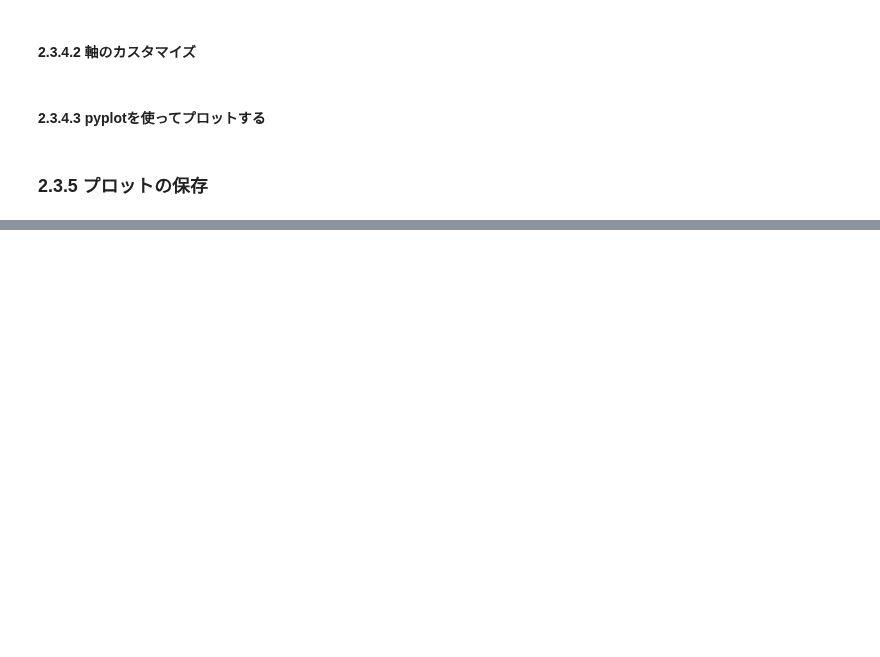
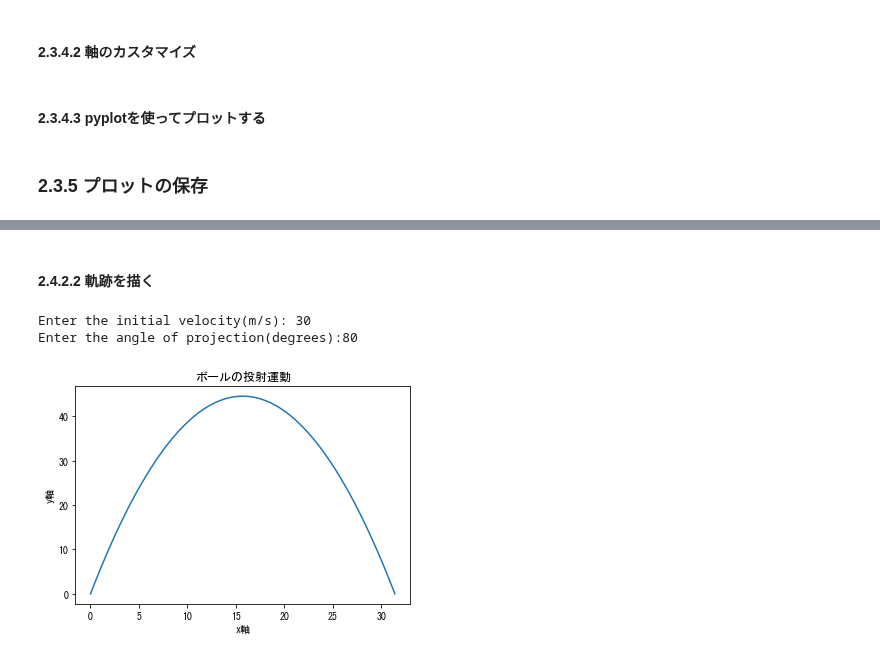
Before and after one commit to daiyomiura/study_python, a Jupyter notebook: Pythonからはじめる数学入門.ipynb, the cells around one changed output, grey strips where cells are left out. Saved outputs shown, nothing was run; the diff lists cells and outputs as text; code cells hidden in the pictures; blank space fills up the shorter version.

```diff
--- a/Pythonからはじめる数学入門.ipynb
+++ b/Pythonからはじめる数学入門.ipynb
@@ -525,0 +568,61 @@ savefig('mygraph.svg')
+# %%
+'''
+2つの値の間の等間隔な浮動小数点数の生成
+'''
+def frange(start, final, increment):
+    numbers = []
+    while start < final:
+        numbers.append(start)
+        start = start + increment
+
+    return numbers
+# %% [markdown]
+#### 2.4.2.2 軌跡を描く
+# %%
+'''
+投射運動物体の軌跡を描く
+'''
+import matplotlib.pyplot as plt
+import math
+import matplotlib as mpl
+mpl.rcParams['font.family'] = 'MS Gothic'
+def draw_graph(x, y):
+    plt.plot(x, y)
+    plt.xlabel('x軸')
+    plt.ylabel('y軸')
+    plt.title('ボールの投射運動')
+
+def frange(start, final, interval):
+    numbers = []
+    while start < final:
+        numbers.append(start)
+        start = start + interval
+    return numbers
+
+def draw_trajetory(u, theta):
+    theta = math.radians(theta)
+    g = 9.8
+    t_flight = 2*u*math.sin(theta)/g
+
+    intervals = frange(0, t_flight, 0.001)
+
+    x = []
+    y = []
+    for t in intervals:
+        x.append(u*math.cos(theta)*t)
+        y.append(u*math.sin(theta)*t - 0.5*g*t*t)
+    draw_graph(x,y)
+
+if __name__ == '__main__':
+    try:
+        u = float(input('Enter the initial velocity(m/s): '))
+        theta = float(input('Enter the angle of projection(degrees):'))
+    except ValueError:
+        print('You entered an invalid input')
+    else:
+        draw_trajetory(u, theta)
+        plt.show()
+# %% [output]
+Enter the initial velocity(m/s): 30
+Enter the angle of projection(degrees):80
+[figure, added]
```
Also changed, not shown: parts of 7 cells of this notebook.
